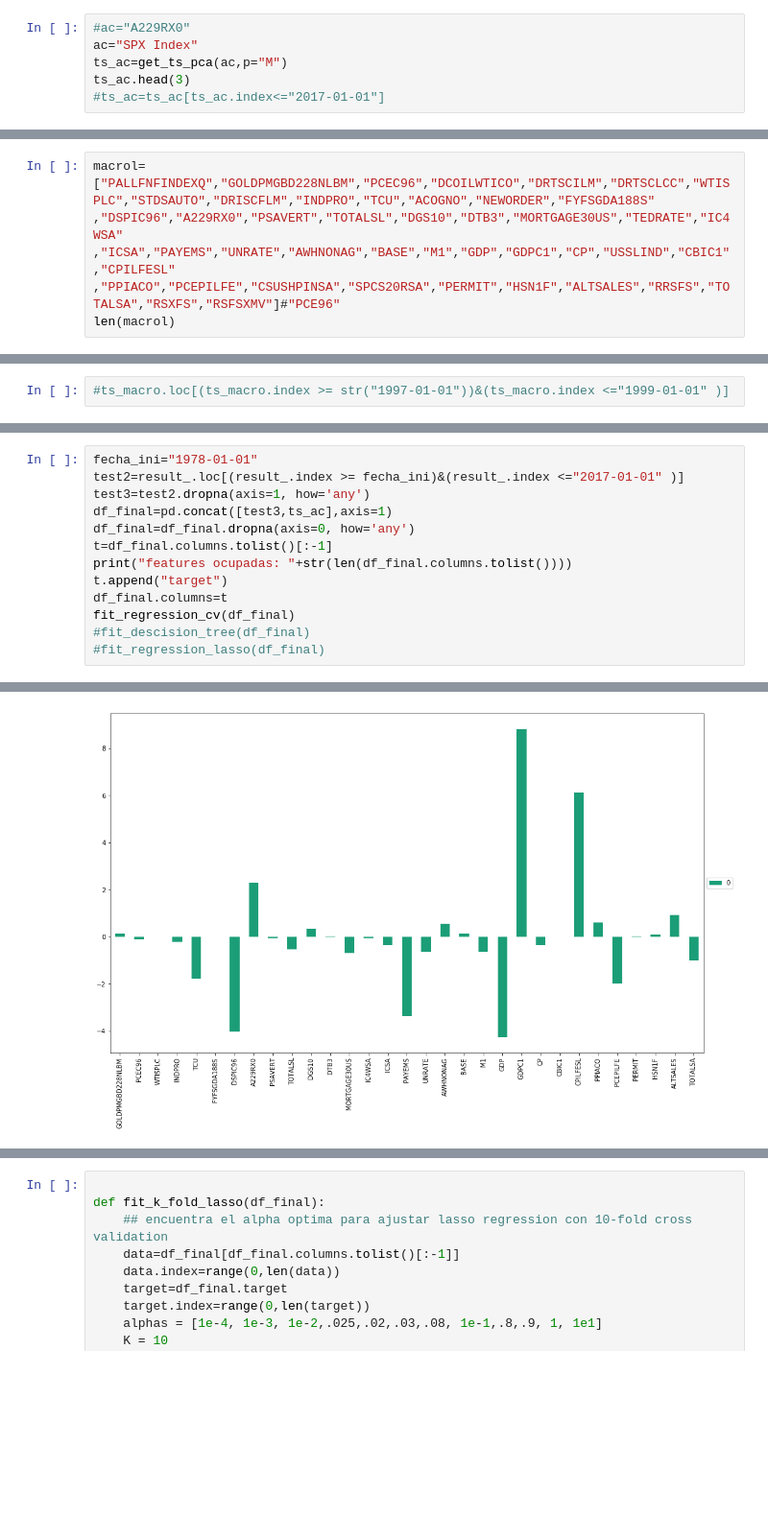
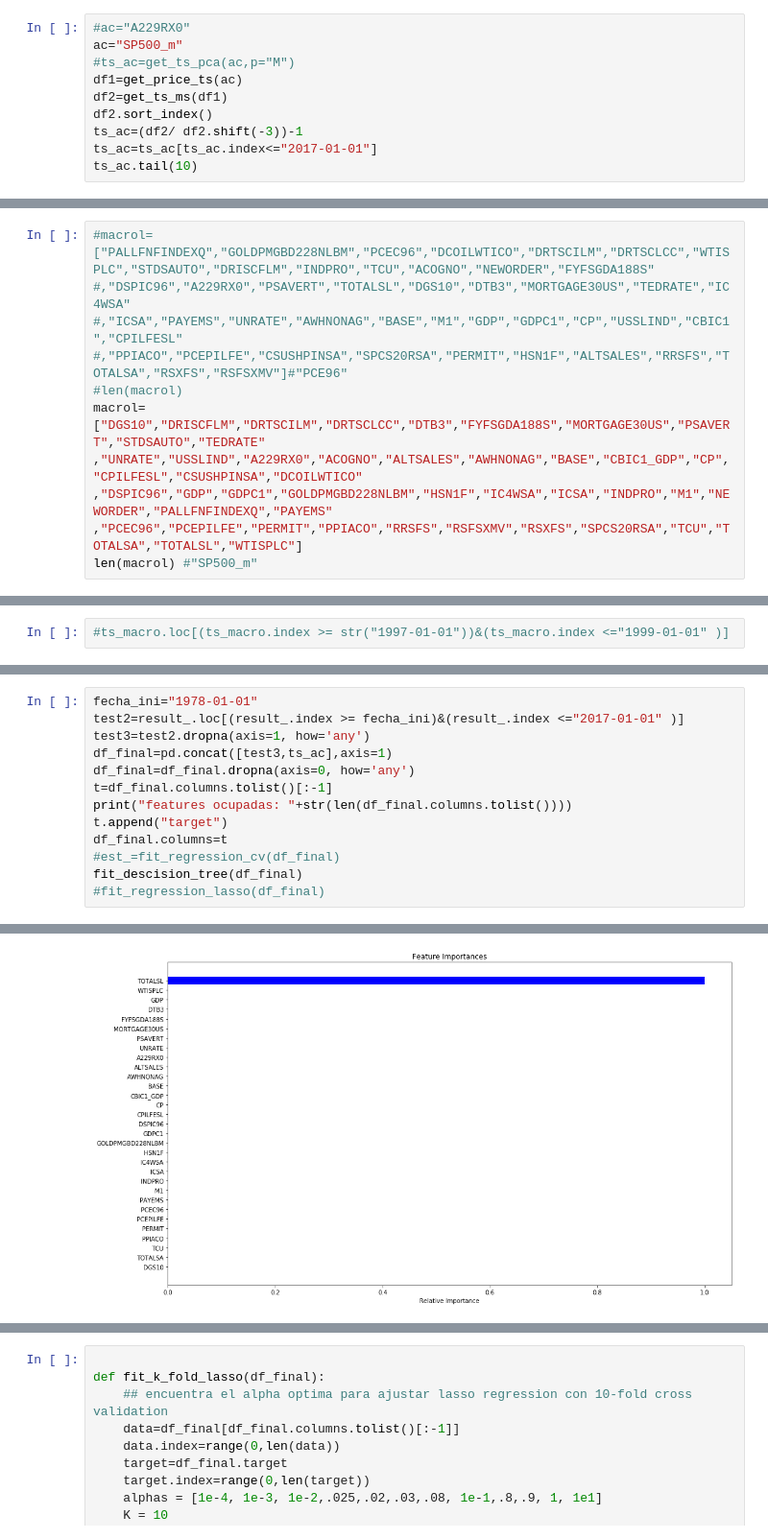
Before and after one commit to veigaco/quantum, a Jupyter notebook: Infrastructure/EDA.ipynb, the cells around one changed output, grey strips where cells are left out. Shown at 96% size. Saved outputs shown, nothing was run; the diff lists cells and outputs as text; blank space fills up the shorter version.

```diff
--- a/Infrastructure/EDA.ipynb
+++ b/Infrastructure/EDA.ipynb
@@ -212,8 +211,12 @@ instrument[instrument.name=="SP500"]
 #instrument[instrument.instrument_type_id==1]
 # %%
 #ac="A229RX0"
-ac="SPX Index"
-ts_ac=get_ts_pca(ac,p="M")
-ts_ac.head(3)
-#ts_ac=ts_ac[ts_ac.index<="2017-01-01"]
+ac="SP500_m"
+#ts_ac=get_ts_pca(ac,p="M")
+df1=get_price_ts(ac)
+df2=get_ts_ms(df1)
+df2.sort_index()
+ts_ac=(df2/ df2.shift(-3))-1
+ts_ac=ts_ac[ts_ac.index<="2017-01-01"]
+ts_ac.tail(10)
 # %% [output]
@@ -245,11 +284,16 @@ ts_ac.plot()
 #ts["Value"].asfreq('D').plot()
 #plt.show()
 # %%
-macrol=["PALLFNFINDEXQ","GOLDPMGBD228NLBM","PCEC96","DCOILWTICO","DRTSCILM","DRTSCLCC","WTISPLC","STDSAUTO","DRISCFLM","INDPRO","TCU","ACOGNO","NEWORDER","FYFSGDA188S"
-,"DSPIC96","A229RX0","PSAVERT","TOTALSL","DGS10","DTB3","MORTGAGE30US","TEDRATE","IC4WSA"
-,"ICSA","PAYEMS","UNRATE","AWHNONAG","BASE","M1","GDP","GDPC1","CP","USSLIND","CBIC1","CPILFESL"
-,"PPIACO","PCEPILFE","CSUSHPINSA","SPCS20RSA","PERMIT","HSN1F","ALTSALES","RRSFS","TOTALSA","RSXFS","RSFSXMV"]#"PCE96"
-len(macrol)
+#macrol=["PALLFNFINDEXQ","GOLDPMGBD228NLBM","PCEC96","DCOILWTICO","DRTSCILM","DRTSCLCC","WTISPLC","STDSAUTO","DRISCFLM","INDPRO","TCU","ACOGNO","NEWORDER","FYFSGDA188S"
+#,"DSPIC96","A229RX0","PSAVERT","TOTALSL","DGS10","DTB3","MORTGAGE30US","TEDRATE","IC4WSA"
+#,"ICSA","PAYEMS","UNRATE","AWHNONAG","BASE","M1","GDP","GDPC1","CP","USSLIND","CBIC1","CPILFESL"
+#,"PPIACO","PCEPILFE","CSUSHPINSA","SPCS20RSA","PERMIT","HSN1F","ALTSALES","RRSFS","TOTALSA","RSXFS","RSFSXMV"]#"PCE96"
+#len(macrol)
+macrol=["DGS10","DRISCFLM","DRTSCILM","DRTSCLCC","DTB3","FYFSGDA188S","MORTGAGE30US","PSAVERT","STDSAUTO","TEDRATE"
+,"UNRATE","USSLIND","A229RX0","ACOGNO","ALTSALES","AWHNONAG","BASE","CBIC1_GDP","CP","CPILFESL","CSUSHPINSA","DCOILWTICO"
+,"DSPIC96","GDP","GDPC1","GOLDPMGBD228NLBM","HSN1F","IC4WSA","ICSA","INDPRO","M1","NEWORDER","PALLFNFINDEXQ","PAYEMS"
+,"PCEC96","PCEPILFE","PERMIT","PPIACO","RRSFS","RSFSXMV","RSXFS","SPCS20RSA","TCU","TOTALSA","TOTALSL","WTISPLC"]
+len(macrol) #"SP500_m"
 # %% [output]
 46
 # %%
@@ -591,8 +506,8 @@ t=df_final.columns.tolist()[:-1]
 print("features ocupadas: "+str(len(df_final.columns.tolist())))
 t.append("target")
 df_final.columns=t
-fit_regression_cv(df_final)
-#fit_descision_tree(df_final)
+#est_=fit_regression_cv(df_final)
+fit_descision_tree(df_final)
 #fit_regression_lasso(df_final)
 # %% [output]
 features ocupadas: 32
@@ -602 +533 @@ train/test: 12.5
-[figure, old version]
+[figure, new version]
```
Also changed, not shown: parts of 70 cells of this notebook, 2 other files.
